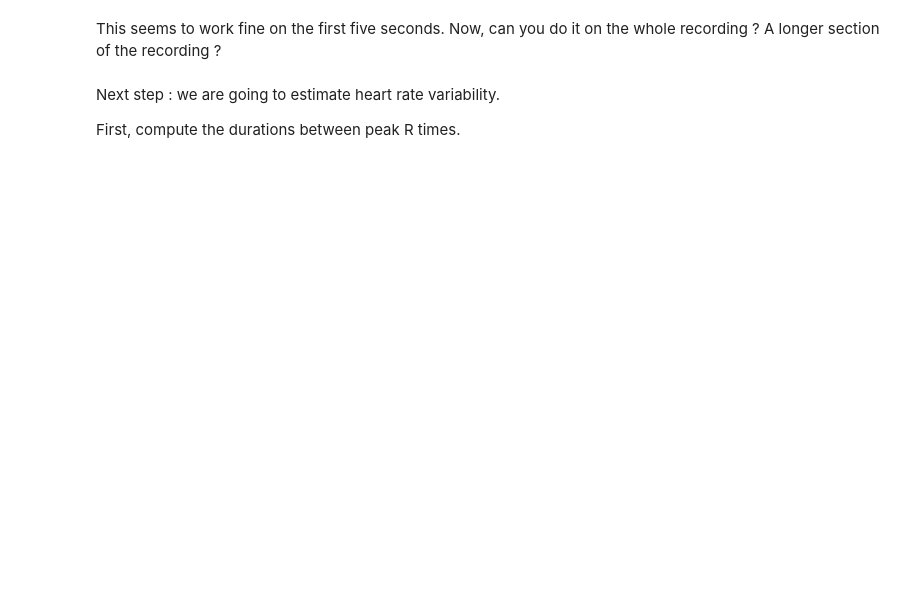
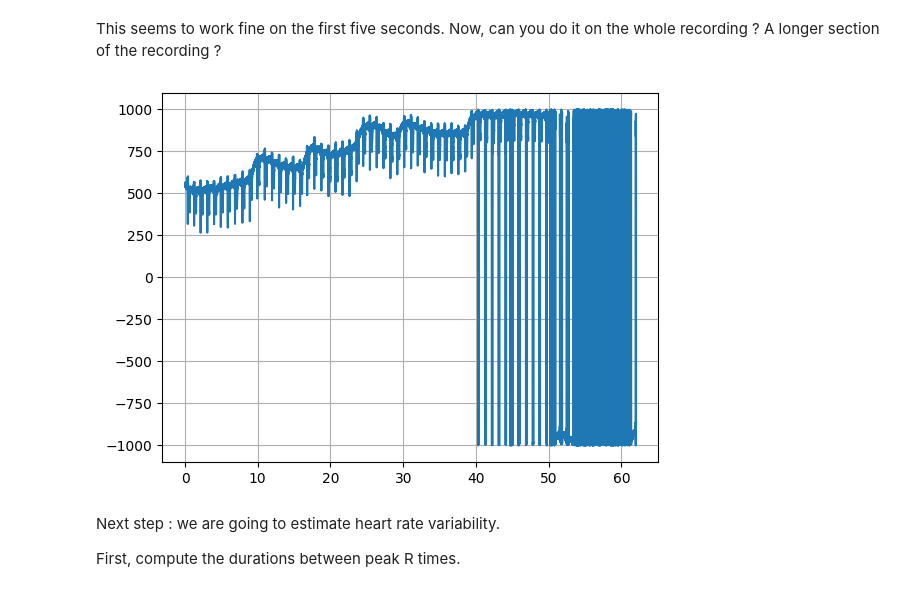
Before and after one commit to OrenT10/projet_ce, a Jupyter notebook: TP/SignauxMedicaux_ECG_EEG.ipynb, the cells around one changed output. Cells and saved outputs as stored; diff of their text form; code cells hidden in the pictures; blank space fills up the shorter version.

```diff
--- a/TP/SignauxMedicaux_ECG_EEG.ipynb
+++ b/TP/SignauxMedicaux_ECG_EEG.ipynb
@@ -519,3 +547,14 @@ This seems to work fine on the first five seconds. Now, can you do it on the who
+# %%
+### TO BE COMPLETED (3-5)
+sfreq = int(Raw.info['sfreq'])
+x = Raw.times
+
+y = exg_array[4]
+plt.plot(x,y)
+plt.grid(True)
+plt.show()
+# %% [output]
+[figure, added]
 # %% [markdown]
 Next step : we are going to estimate heart rate variability.
 
```
Also changed, not shown: parts of 8 cells of this notebook.
